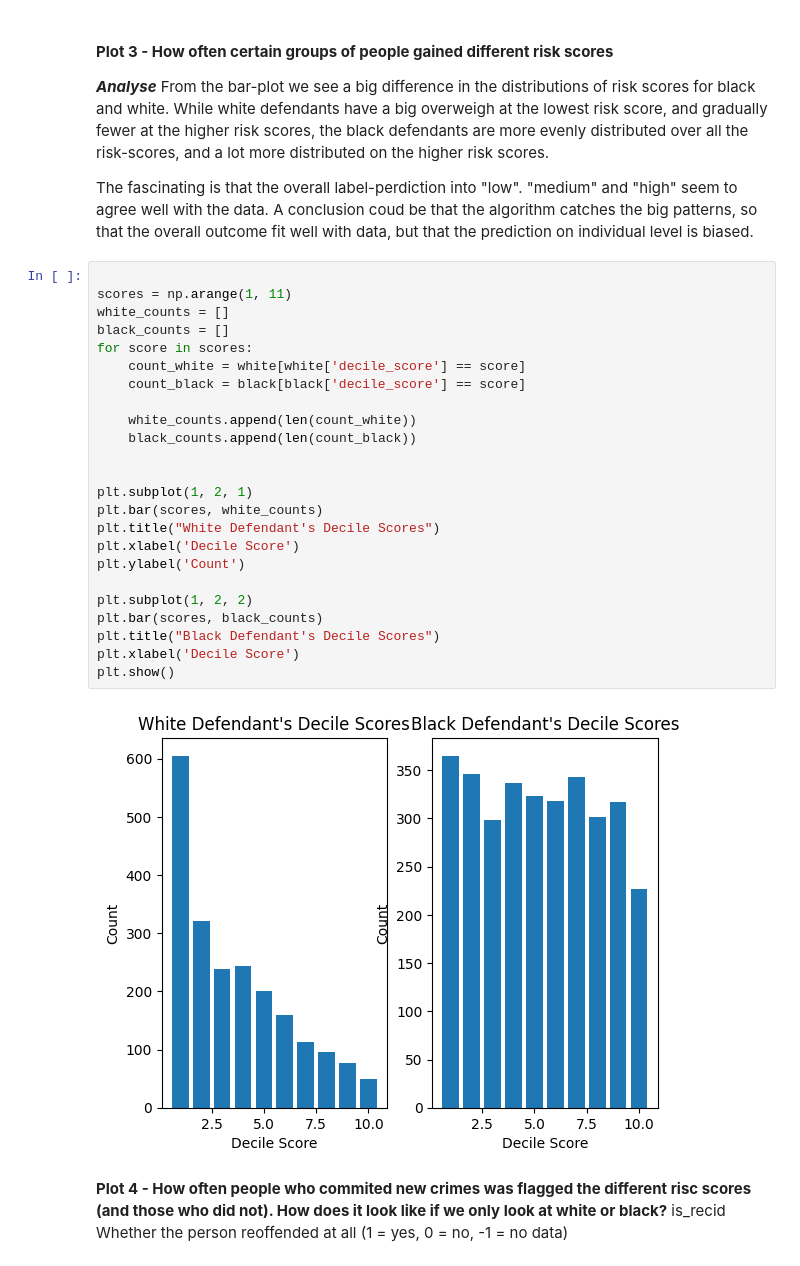
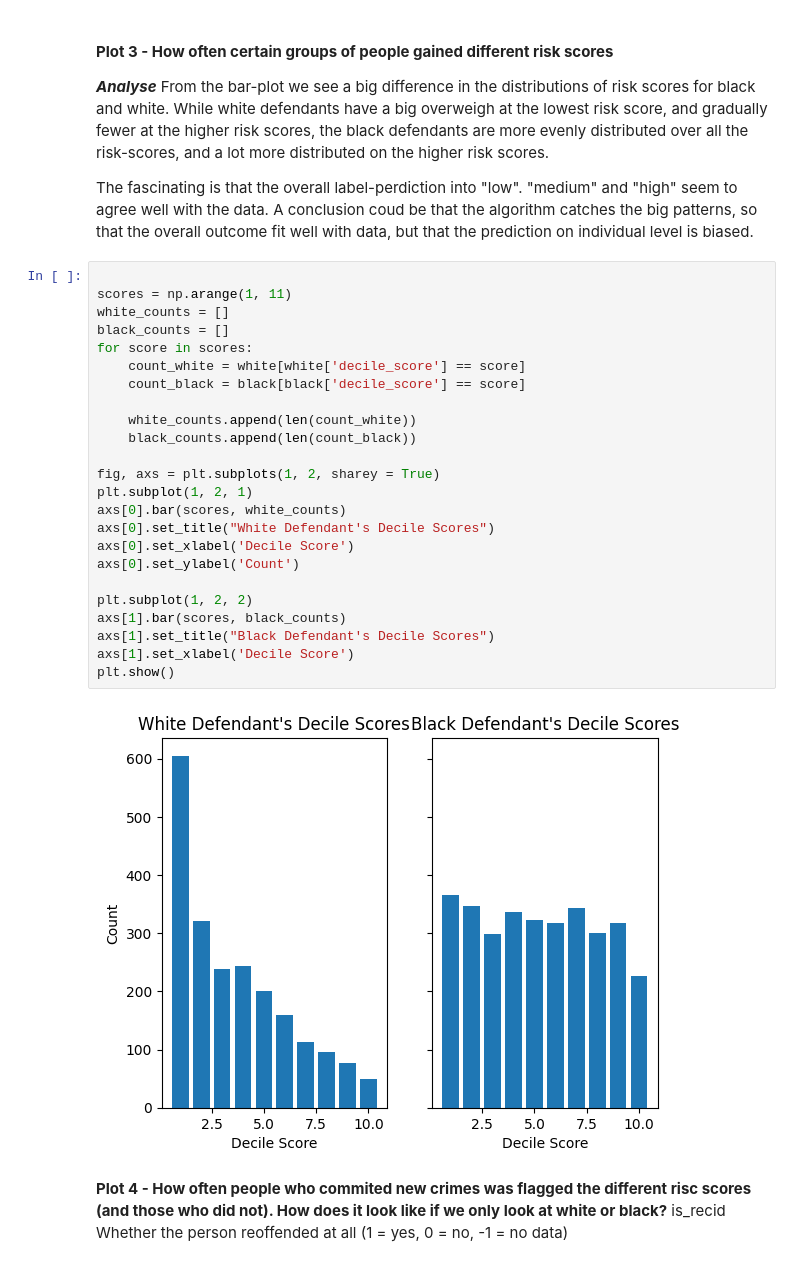
Before and after one commit to kajassandnes/HON2200_compas, a Jupyter notebook: compas.ipynb, the cells around one changed output. Cells and saved outputs as stored; diff of their text form.

```diff
--- a/compas.ipynb
+++ b/compas.ipynb
@@ -183,29 +183,29 @@ The fascinating is that the overall label-perdiction into "low". "medium" and "h
 # %%
 
 scores = np.arange(1, 11)
 white_counts = []
 black_counts = []
 for score in scores:
     count_white = white[white['decile_score'] == score]
     count_black = black[black['decile_score'] == score]
 
     white_counts.append(len(count_white))
     black_counts.append(len(count_black))
 
-
+fig, axs = plt.subplots(1, 2, sharey = True)
 plt.subplot(1, 2, 1)
-plt.bar(scores, white_counts)
-plt.title("White Defendant's Decile Scores")
-plt.xlabel('Decile Score')
-plt.ylabel('Count')
+axs[0].bar(scores, white_counts)
+axs[0].set_title("White Defendant's Decile Scores")
+axs[0].set_xlabel('Decile Score')
+axs[0].set_ylabel('Count')
 
 plt.subplot(1, 2, 2)
-plt.bar(scores, black_counts)
-plt.title("Black Defendant's Decile Scores")
-plt.xlabel('Decile Score')
+axs[1].bar(scores, black_counts)
+axs[1].set_title("Black Defendant's Decile Scores")
+axs[1].set_xlabel('Decile Score')
 plt.show()
 # %% [output]
-[figure, old version]
+[figure, new version]
 # %% [markdown]
 **Plot 4 - How often people who commited new crimes was flagged the different risc scores (and those who did not). How does it look like if we only look at white or black?**
 is_recid Whether the person reoffended at all (1 = yes, 0 = no, -1 = no data)
```
Also changed, not shown: parts of 1 cell of this notebook.
